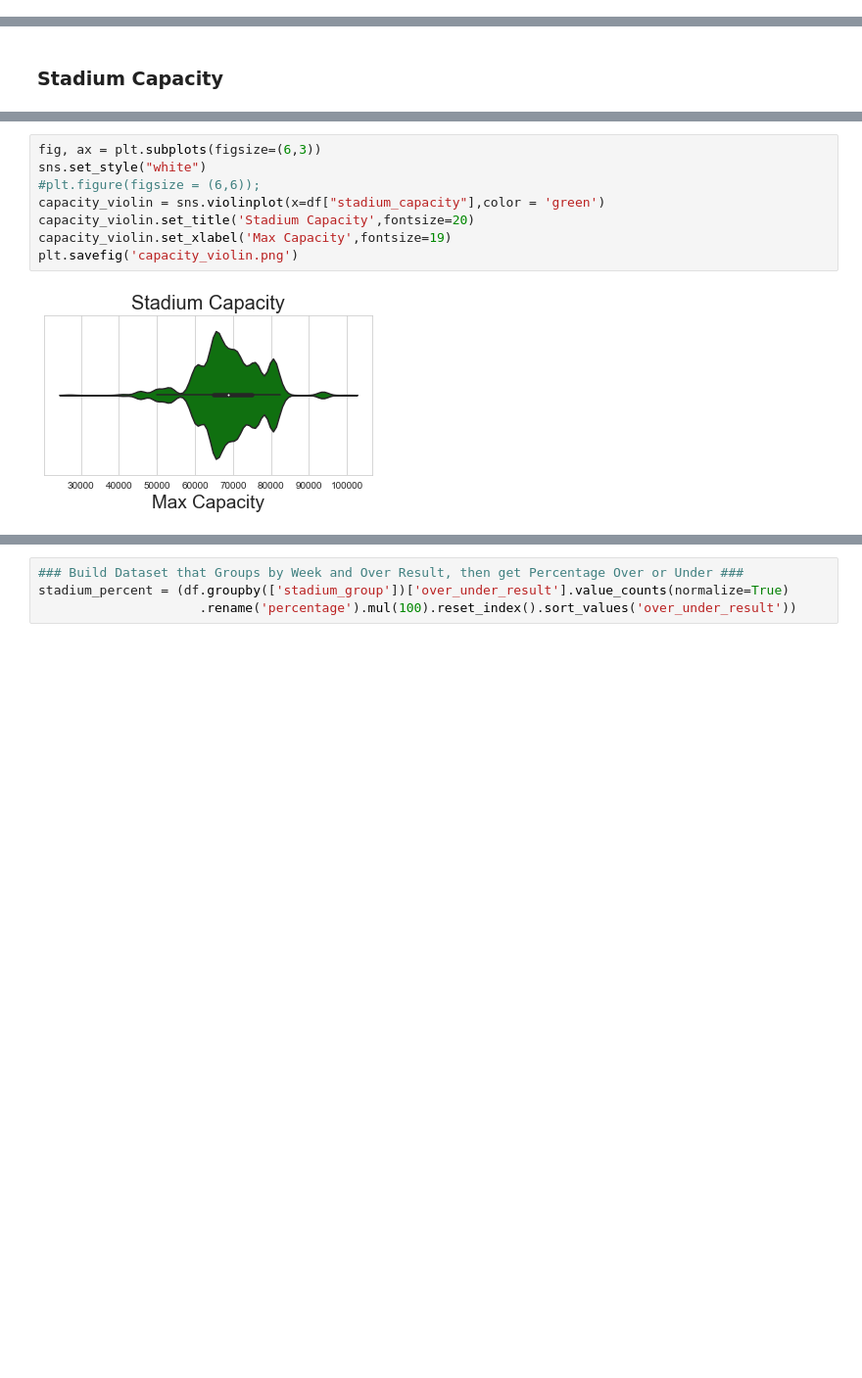
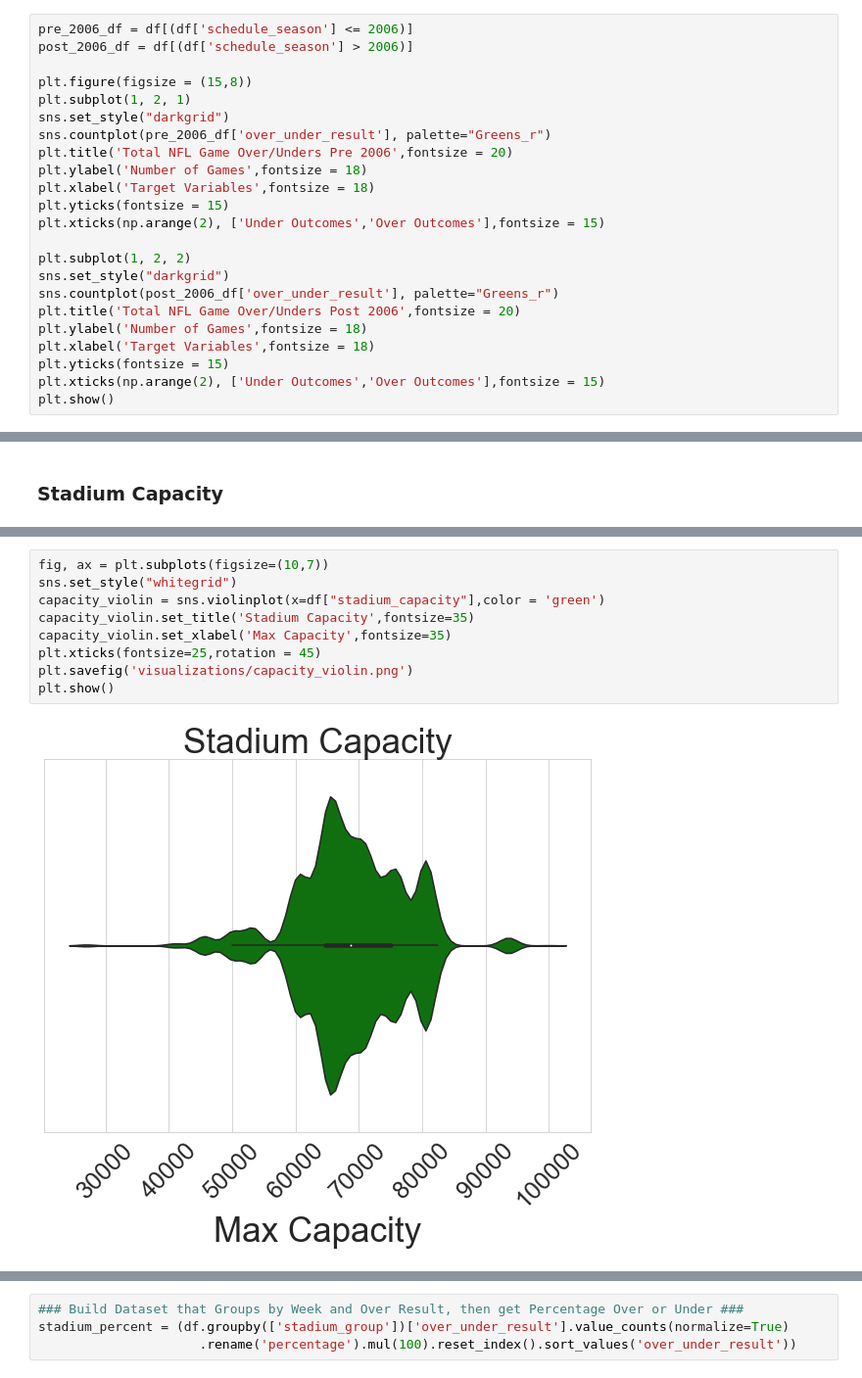
Before and after one commit to azieky/over_under_predictor, a Jupyter notebook: EDA_Notebook.ipynb, the cells around one changed output, grey strips where cells are left out. Shown at 98% size. Saved outputs shown, nothing was run; the diff lists cells and outputs as text; blank space fills up the shorter version.

```diff
--- a/EDA_Notebook.ipynb
+++ b/EDA_Notebook.ipynb
@@ -96,3 +80,26 @@ df.groupby(['schedule_season'])['total'].mean().plot(ax=ax)
 # %% [output]
 <matplotlib.axes._subplots.AxesSubplot at 0x...>
 [figure]
+# %%
+pre_2006_df = df[(df['schedule_season'] <= 2006)]
+post_2006_df = df[(df['schedule_season'] > 2006)]
+
+plt.figure(figsize = (15,8))
+plt.subplot(1, 2, 1)
+sns.set_style("darkgrid")
+sns.countplot(pre_2006_df['over_under_result'], palette="Greens_r")
+plt.title('Total NFL Game Over/Unders Pre 2006',fontsize = 20)
+plt.ylabel('Number of Games',fontsize = 18)
+plt.xlabel('Target Variables',fontsize = 18)
+plt.yticks(fontsize = 15)
+plt.xticks(np.arange(2), ['Under Outcomes','Over Outcomes'],fontsize = 15)
+
+plt.subplot(1, 2, 2)
+sns.set_style("darkgrid")
+sns.countplot(post_2006_df['over_under_result'], palette="Greens_r")
+plt.title('Total NFL Game Over/Unders Post 2006',fontsize = 20)
+plt.ylabel('Number of Games',fontsize = 18)
+plt.xlabel('Target Variables',fontsize = 18)
+plt.yticks(fontsize = 15)
+plt.xticks(np.arange(2), ['Under Outcomes','Over Outcomes'],fontsize = 15)
+plt.show()
@@ -139,10 +165,11 @@ Name: stadium_capacity, dtype: float64
 # %%
-fig, ax = plt.subplots(figsize=(6,3))
-sns.set_style("white")
-#plt.figure(figsize = (6,6));
+fig, ax = plt.subplots(figsize=(10,7))
+sns.set_style("whitegrid")
 capacity_violin = sns.violinplot(x=df["stadium_capacity"],color = 'green')
-capacity_violin.set_title('Stadium Capacity',fontsize=20)
-capacity_violin.set_xlabel('Max Capacity',fontsize=19)
-plt.savefig('capacity_violin.png')
+capacity_violin.set_title('Stadium Capacity',fontsize=35)
+capacity_violin.set_xlabel('Max Capacity',fontsize=35)
+plt.xticks(fontsize=25,rotation = 45)
+plt.savefig('visualizations/capacity_violin.png')
+plt.show()
 # %% [output]
-[figure, old version]
+[figure, new version]
```
Also changed, not shown: parts of 94 cells of this notebook, 26 other files.
